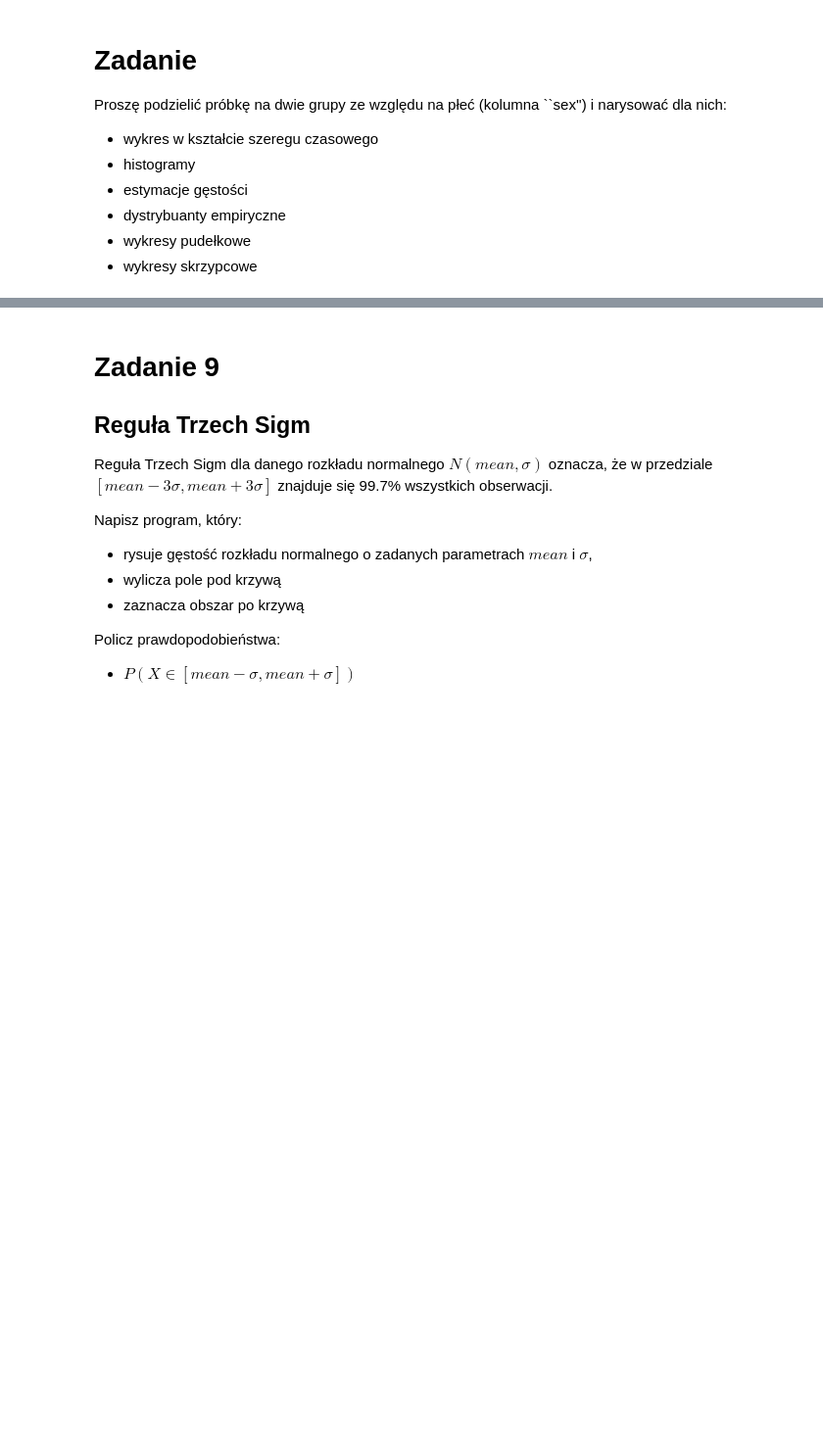
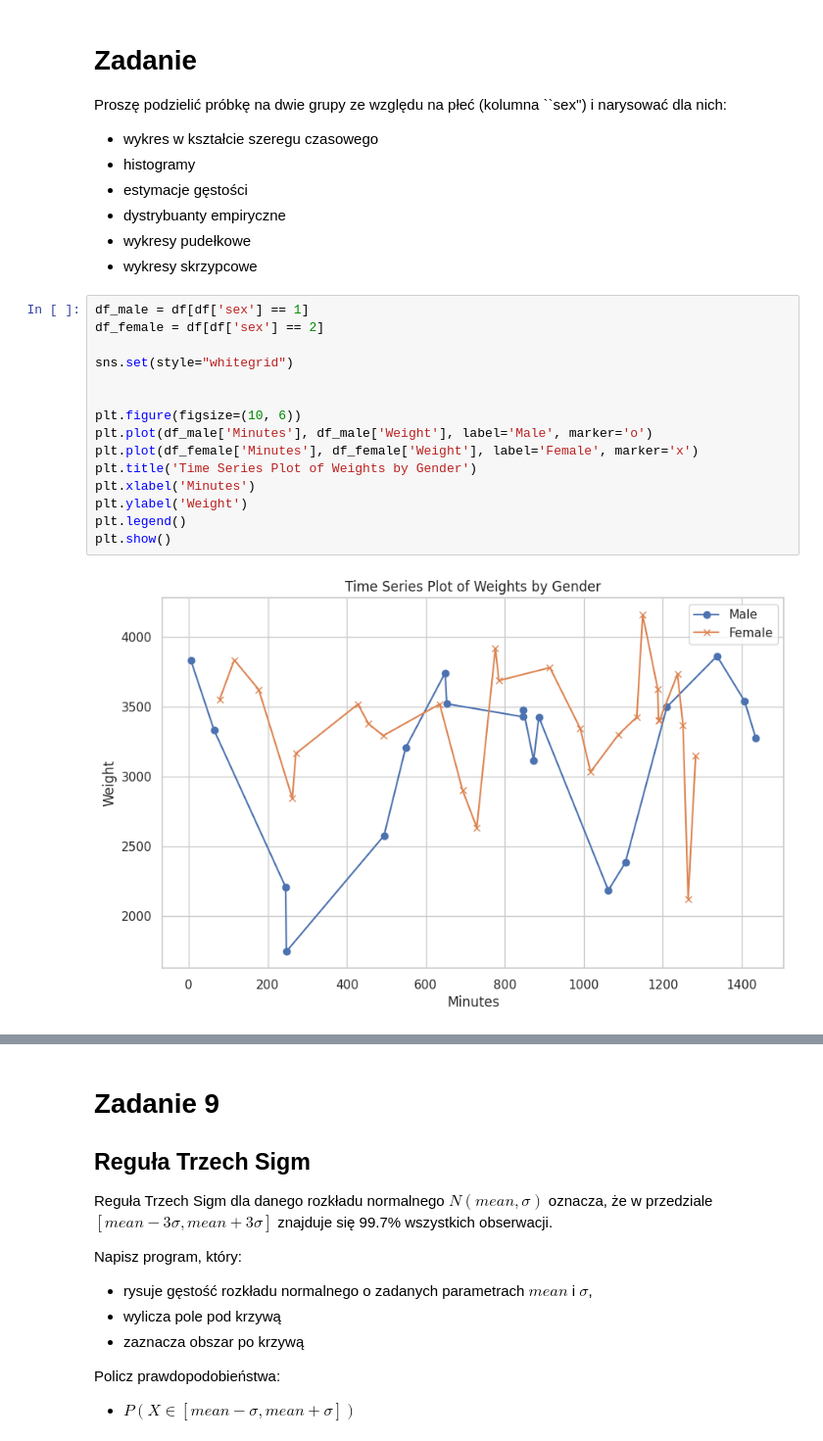
Before and after one commit to sit3kk/Basics-of-Artificial-Intelligence-Notebooks, a Jupyter notebook: AD_Z02_numy_pandas.ipynb, the cells around one changed output, grey strips where cells are left out. Shown: that part at 98% size. Saved outputs shown, nothing was run; the diff lists cells and outputs as text; blank space fills up the shorter version.

```diff
--- a/AD_Z02_numy_pandas.ipynb
+++ b/AD_Z02_numy_pandas.ipynb
@@ -1666,3 +1632,20 @@ Proszę podzielić próbkę na dwie grupy ze względu na płeć (kolumna ``sex''
 <li>wykresy pudełkowe</li>
 <li>wykresy skrzypcowe</li>
 </ul>
+# %%
+df_male = df[df['sex'] == 1]
+df_female = df[df['sex'] == 2]
+
+sns.set(style="whitegrid")
+
+
+plt.figure(figsize=(10, 6))
+plt.plot(df_male['Minutes'], df_male['Weight'], label='Male', marker='o')
+plt.plot(df_female['Minutes'], df_female['Weight'], label='Female', marker='x')
+plt.title('Time Series Plot of Weights by Gender')
+plt.xlabel('Minutes')
+plt.ylabel('Weight')
+plt.legend()
+plt.show()
+# %% [output]
+[figure, added]
```
Also changed, not shown: parts of 21 cells of this notebook.
